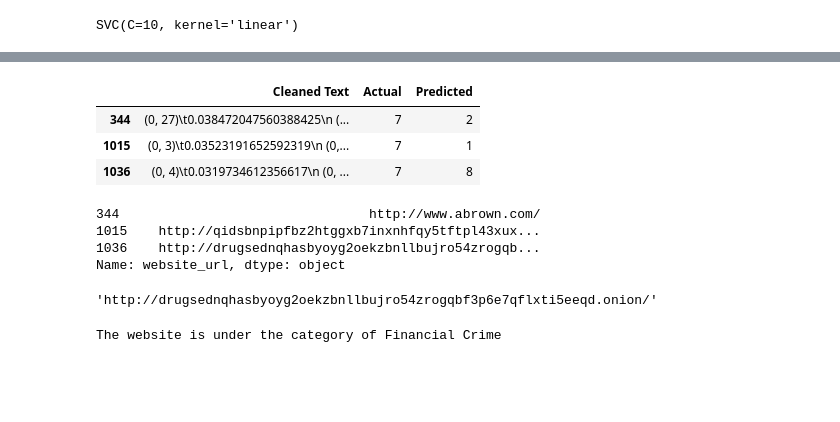
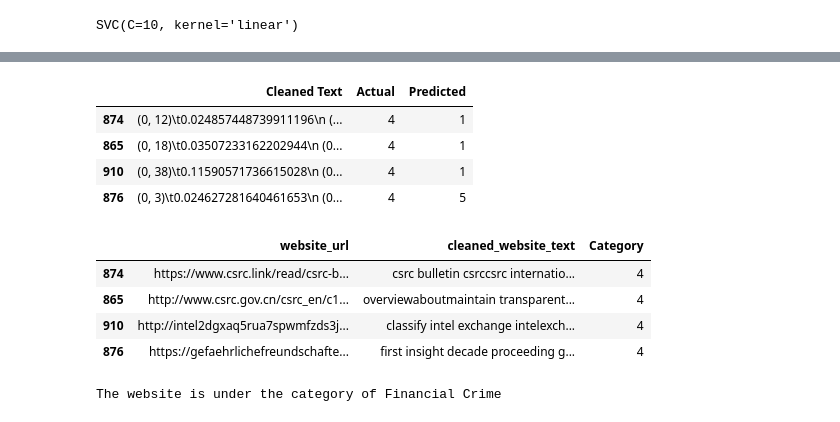
Before and after one commit to Shreyas-hacker/Webpages, a Jupyter notebook: model_MNB/SImple.ipynb, the cells around one changed output, grey strips where cells are left out. Drawn from its saved outputs; the diff is of its cells as text; code cells hidden in the pictures; blank space fills up the shorter version.

```diff
--- a/model_MNB/SImple.ipynb
+++ b/model_MNB/SImple.ipynb
@@ -38,3 +38,5 @@ memory usage: 25.0+ KB
+# %%
+df.drop(df[df["Category"]=="Business/Corporate"].index,inplace=True) #dropping the rows with Business/Corporate category
 # %%
 #visualising the count of each category
 plt.figure(figsize=(10,5))
@@ -112,6 +114,8 @@ df['cleaned_website_text'] = df['cleaned_website_text'].apply(lambda x: [word fo
 df['cleaned_website_text'] = df['cleaned_website_text'].apply(lambda x: lemmatize_words(x))
 # df['cleaned_website_text'] = df['cleaned_website_text'].apply(lambda x: [lem.lemmatize(word) for word in x])
 df['cleaned_website_text'] = df['cleaned_website_text'].apply(lambda x: ' '.join(x))
+# %%
+df.reset_index(drop=True, inplace=True)
 # %%
 from sklearn.preprocessing import LabelEncoder
 
@@ -270,24 +273,22 @@ weighted avg       0.95      0.93      0.94       213
 # %%
 pd.set_option('display.max_rows', None)
 predictions = model.predict(tf_id_test)
 results = pd.DataFrame({'Cleaned Text':tf_id_test,'Actual':y_test,'Predicted':predictions})
-results[(results['Actual']==7) & (results['Actual']!=results['Predicted'])]
+results[(results['Actual']==4) & (results['Actual']!=results['Predicted'])]
 # %% [output]
 |  | Cleaned Text | Actual | Predicted |
-| 344 | (0, 27)\t0.038472047560388425\n (... | 7 | 2 |
-| 1015 | (0, 3)\t0.03523191652592319\n (0,... | 7 | 1 |
-| 1036 | (0, 4)\t0.0319734612356617\n (0, ... | 7 | 8 |
+| 874 | (0, 12)\t0.024857448739911196\n (... | 4 | 1 |
+| 865 | (0, 18)\t0.03507233162202944\n (0... | 4 | 1 |
+| 910 | (0, 38)\t0.11590571736615028\n (0... | 4 | 1 |
+| 876 | (0, 3)\t0.024627281640461653\n (0... | 4 | 5 |
 # %%
-df.iloc[results[(results['Actual']==7) & (results['Actual']!=results['Predicted'])].index]["website_url"]
+df.iloc[results[(results['Actual']==4) & (results['Actual']!=results['Predicted'])].index]
 # %% [output]
-344                                http://www.abrown.com/
-1015    http://qidsbnpipfbz2htggxb7inxnhfqy5tftpl43xux...
-1036    http://drugsednqhasbyoyg2oekzbnllbujro54zrogqb...
-Name: website_url, dtype: object
+|  | website_url | cleaned_website_text | Category |
+| 874 | https://www.csrc.link/read/csrc-b... | csrc bulletin csrccsrc internatio... | 4 |
+| 865 | http://www.csrc.gov.cn/csrc_en/c1... | overviewaboutmaintain transparent... | 4 |
+| 910 | http://intel2dgxaq5rua7spwmfzds3j... | classify intel exchange intelexch... | 4 |
+| 876 | https://gefaehrlichefreundschafte... | first insight decade proceeding g... | 4 |
-# %%
-df.iloc[1036]["website_url"]
-# %% [output]
-'http://drugsednqhasbyoyg2oekzbnllbujro54zrogqbf3p6e7qflxti5eeqd.onion/'
 # %%
 from bs4 import BeautifulSoup
 import bs4 as bs4
```
Also changed, not shown: parts of 5 cells of this notebook, 1 other file.
